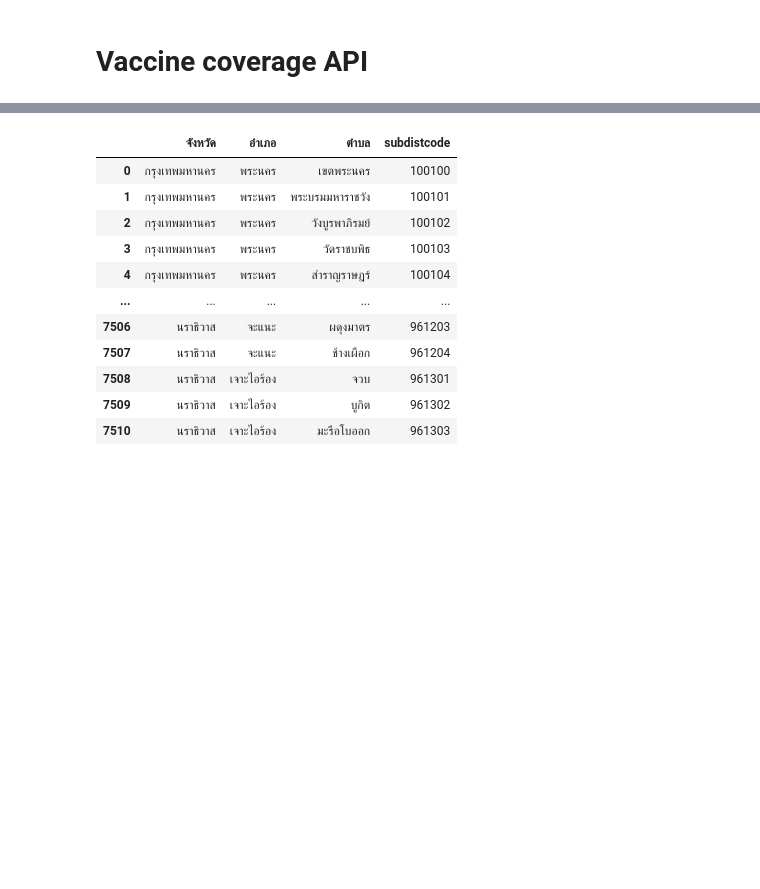
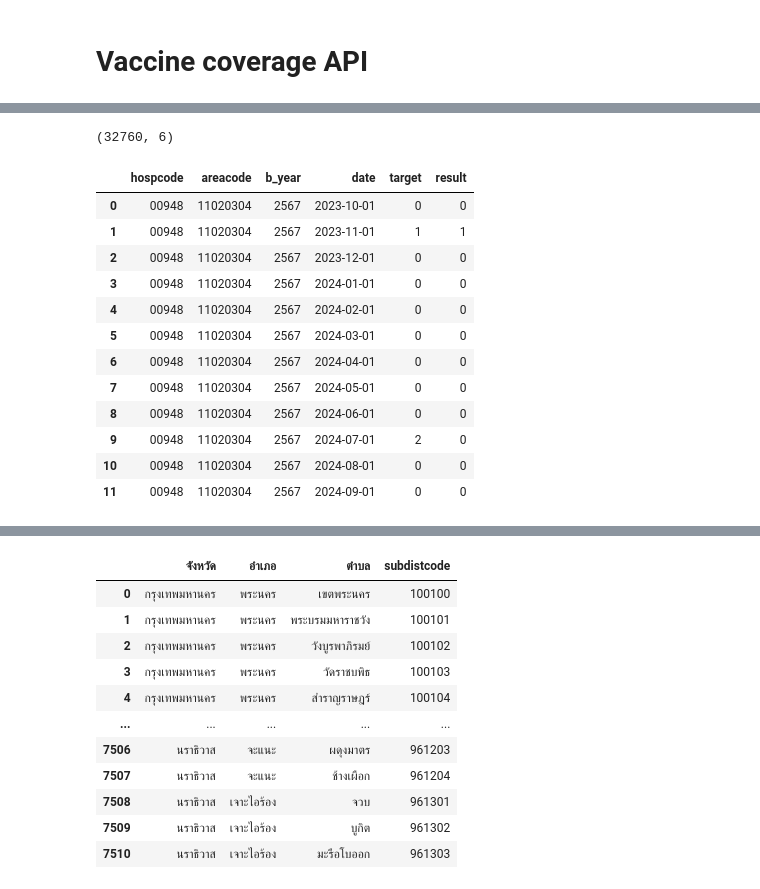
Before and after one commit to vk-poonyakanok/s_epi_complete, a Jupyter notebook: s_epi_complete.ipynb, the cells around one changed output, grey strips where cells are left out. Drawn from its saved outputs; the diff is of its cells as text; code cells hidden in the pictures; blank space fills up the shorter version.

```diff
--- a/s_epi_complete.ipynb
+++ b/s_epi_complete.ipynb
@@ -614,0 +686,18 @@ All rows are accounted for, no data is missing.
+# %%
+# Define the function to map columns to dates
+def map_column_to_date(b_year, column):
+    # Convert the Buddhist Era (BE) year to Common Era (CE) by subtracting 543
+    ce_year = b_year - 543
+
+    # Extract the month number from the column name
+    month_num = int(column[-2:])
+
+    # For 'target10', 'target11', and 'target12', the year is the previous CE year
+    if month_num >= 10:
+        year = ce_year - 1
+    else:
+        # For 'target01' to 'target09', it's the same CE year
+        year = ce_year
+
+    # Return the date in 'YYYY-MM-DD' (ISO8601) format
+    return f"{year}-{str(month_num).zfill(2)}-01"
@@ -614,0 +885,21 @@ All rows are accounted for, no data is missing.
+# %%
+grouped_sample.shape
+# %% [output]
+(32760, 6)
+# %%
+long_form3 = grouped_sample[grouped_sample['hospcode']=='00948']
+long_form3
+# %% [output]
+|  | hospcode | areacode | b_year | date | target | result |
+| 0 | 00948 | 11020304 | 2567 | 2023-10-01 | 0 | 0 |
+| 1 | 00948 | 11020304 | 2567 | 2023-11-01 | 1 | 1 |
+| 2 | 00948 | 11020304 | 2567 | 2023-12-01 | 0 | 0 |
+| 3 | 00948 | 11020304 | 2567 | 2024-01-01 | 0 | 0 |
+| 4 | 00948 | 11020304 | 2567 | 2024-02-01 | 0 | 0 |
+| 5 | 00948 | 11020304 | 2567 | 2024-03-01 | 0 | 0 |
+| 6 | 00948 | 11020304 | 2567 | 2024-04-01 | 0 | 0 |
+| 7 | 00948 | 11020304 | 2567 | 2024-05-01 | 0 | 0 |
+| 8 | 00948 | 11020304 | 2567 | 2024-06-01 | 0 | 0 |
+| 9 | 00948 | 11020304 | 2567 | 2024-07-01 | 2 | 0 |
+| 10 | 00948 | 11020304 | 2567 | 2024-08-01 | 0 | 0 |
+| 11 | 00948 | 11020304 | 2567 | 2024-09-01 | 0 | 0 |
```
Also changed, not shown: parts of 47 cells of this notebook, 6 other files.
